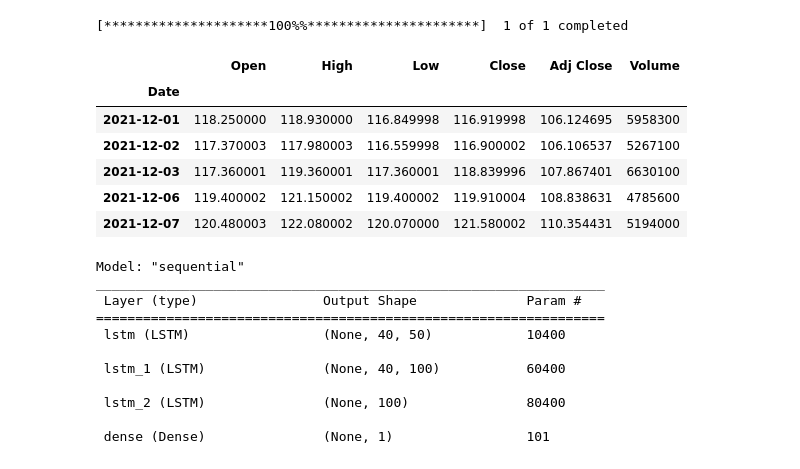
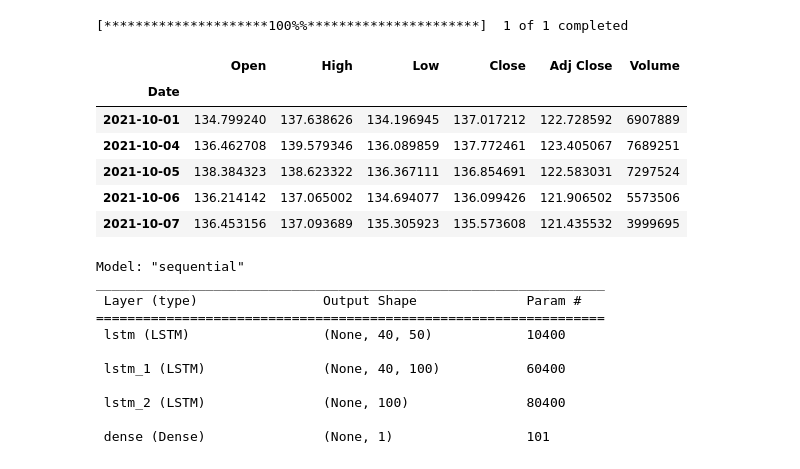
Before and after one commit to bksat90/StockPrediction, a Jupyter notebook: StockPrediction.ipynb, the cells around one changed output. Cells and saved outputs as stored; diff of their text form; code cells hidden in the pictures.

```diff
--- a/StockPrediction.ipynb
+++ b/StockPrediction.ipynb
@@ -16,20 +16,20 @@ from sklearn.preprocessing import MinMaxScaler, StandardScaler
 # %%
 # Fetch stock data from Yahoo Finance
 ticker = 'IBM'
 # 2 years data
-data = yf.download(ticker, start="2021-12-01", end="2023-11-30")
+data = yf.download(ticker, start="2021-10-01", end="2023-09-30")
 
 # printing the head of the imported data
 data.head()
 # %% [output]
 [*********************100%%**********************]  1 of 1 completed
 |  | Open | High | Low | Close | Adj Close | Volume |
 | Date |  |  |  |  |  |  |
-| 2021-12-01 | 118.250000 | 118.930000 | 116.849998 | 116.919998 | 106.124695 | 5958300 |
-| 2021-12-02 | 117.370003 | 117.980003 | 116.559998 | 116.900002 | 106.106537 | 5267100 |
-| 2021-12-03 | 117.360001 | 119.360001 | 117.360001 | 118.839996 | 107.867401 | 6630100 |
-| 2021-12-06 | 119.400002 | 121.150002 | 119.400002 | 119.910004 | 108.838631 | 4785600 |
-| 2021-12-07 | 120.480003 | 122.080002 | 120.070000 | 121.580002 | 110.354431 | 5194000 |
+| 2021-10-01 | 134.799240 | 137.638626 | 134.196945 | 137.017212 | 122.728592 | 6907889 |
+| 2021-10-04 | 136.462708 | 139.579346 | 136.089859 | 137.772461 | 123.405067 | 7689251 |
+| 2021-10-05 | 138.384323 | 138.623322 | 136.367111 | 136.854691 | 122.583031 | 7297524 |
+| 2021-10-06 | 136.214142 | 137.065002 | 134.694077 | 136.099426 | 121.906502 | 5573506 |
+| 2021-10-07 | 136.453156 | 137.093689 | 135.305923 | 135.573608 | 121.435532 | 3999695 |
 # %%
 # seperate the close data which will be used for prediction
 close_data = data['Close'].values.reshape(-1,1)
```
Also changed, not shown: parts of 8 cells of this notebook.
